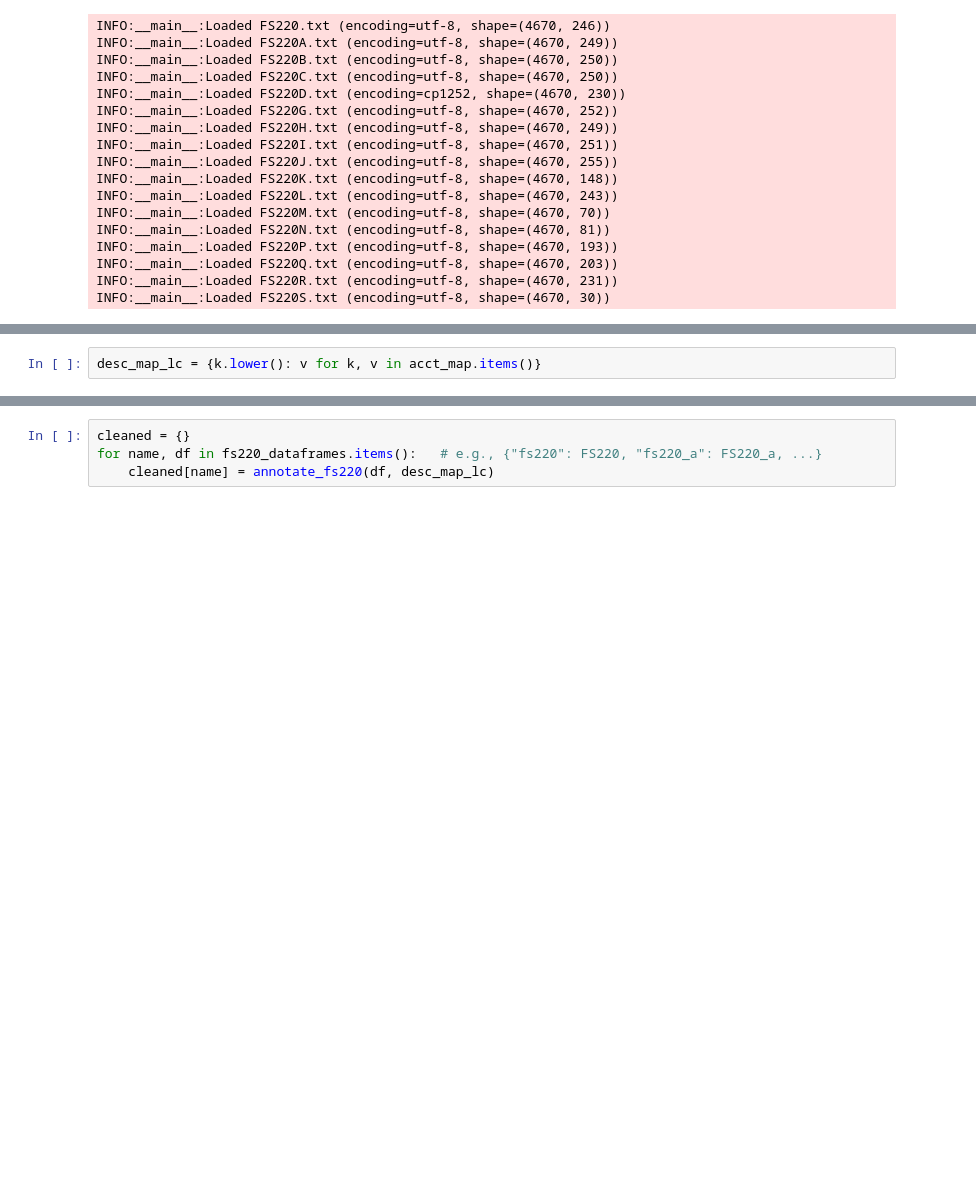
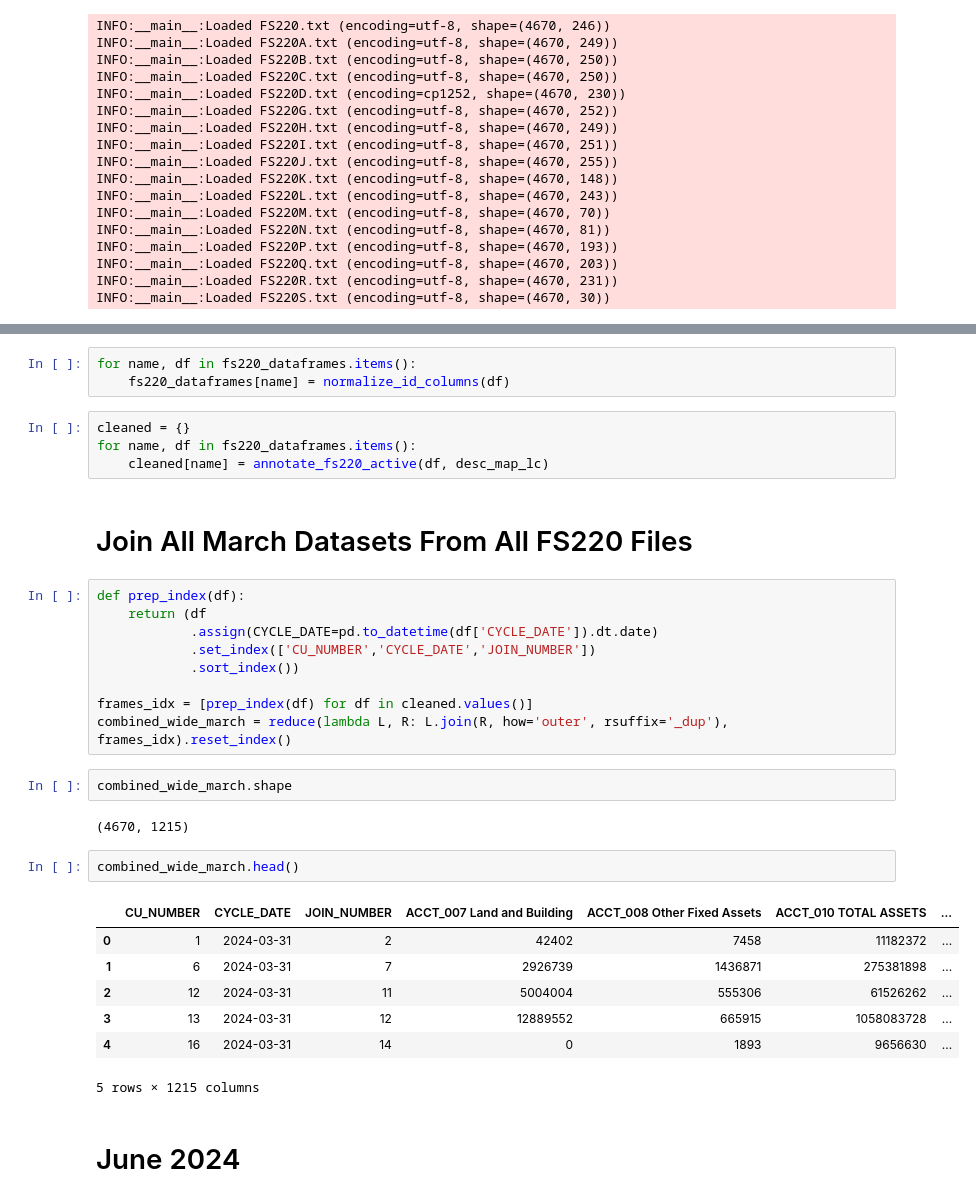
Before and after one commit to manelmahroug/credit-union-performance-analysis, a Jupyter notebook: notebooks/01_data_exploration.ipynb, the cells around one changed output, grey strips where cells are left out. Drawn from its saved outputs; the diff is of its cells as text; blank space fills up the shorter version.

```diff
--- a/notebooks/01_data_exploration.ipynb
+++ b/notebooks/01_data_exploration.ipynb
@@ -332,2 +338,0 @@ def lower_desc_map_from_dict(acct_desc: dict[str, str]) -> dict[str, str]:
-# %%
-desc_map_lc = {k.lower(): v for k, v in acct_map.items()}
@@ -348,4 +339,34 @@ def annotate_fs220(df: pd.DataFrame,
+# %%
+for name, df in fs220_dataframes.items():
+    fs220_dataframes[name] = normalize_id_columns(df)
 # %%
 cleaned = {}
-for name, df in fs220_dataframes.items():   # e.g., {"fs220": FS220, "fs220_a": FS220_a, ...}
-    cleaned[name] = annotate_fs220(df, desc_map_lc)
+for name, df in fs220_dataframes.items():
+    cleaned[name] = annotate_fs220_active(df, desc_map_lc)
+# %% [markdown]
+# Join All March Datasets From All FS220 Files
+# %%
+def prep_index(df):
+    return (df
+            .assign(CYCLE_DATE=pd.to_datetime(df['CYCLE_DATE']).dt.date)
+            .set_index(['CU_NUMBER','CYCLE_DATE','JOIN_NUMBER'])
+            .sort_index())
+
+frames_idx = [prep_index(df) for df in cleaned.values()]
+combined_wide_march = reduce(lambda L, R: L.join(R, how='outer', rsuffix='_dup'), frames_idx).reset_index()
+# %%
+combined_wide_march.shape
+# %% [output]
+(4670, 1215)
+# %%
+combined_wide_march.head()
+# %% [output]
+|  | CU_NUMBER | CYCLE_DATE | JOIN_NUMBER | ACCT_007 Land and Building | ACCT_008 Other Fixed Assets | ACCT_010 TOTAL ASSETS | ... |
+| 0 | 1 | 2024-03-31 | 2 | 42402 | 7458 | 11182372 | ... |
+| 1 | 6 | 2024-03-31 | 7 | 2926739 | 1436871 | 275381898 | ... |
+| 2 | 12 | 2024-03-31 | 11 | 5004004 | 555306 | 61526262 | ... |
+| 3 | 13 | 2024-03-31 | 12 | 12889552 | 665915 | 1058083728 | ... |
+| 4 | 16 | 2024-03-31 | 14 | 0 | 1893 | 9656630 | ... |
+5 rows × 1215 columns
+# %% [markdown]
+# June 2024
```
Also changed, not shown: parts of 45 cells of this notebook.
